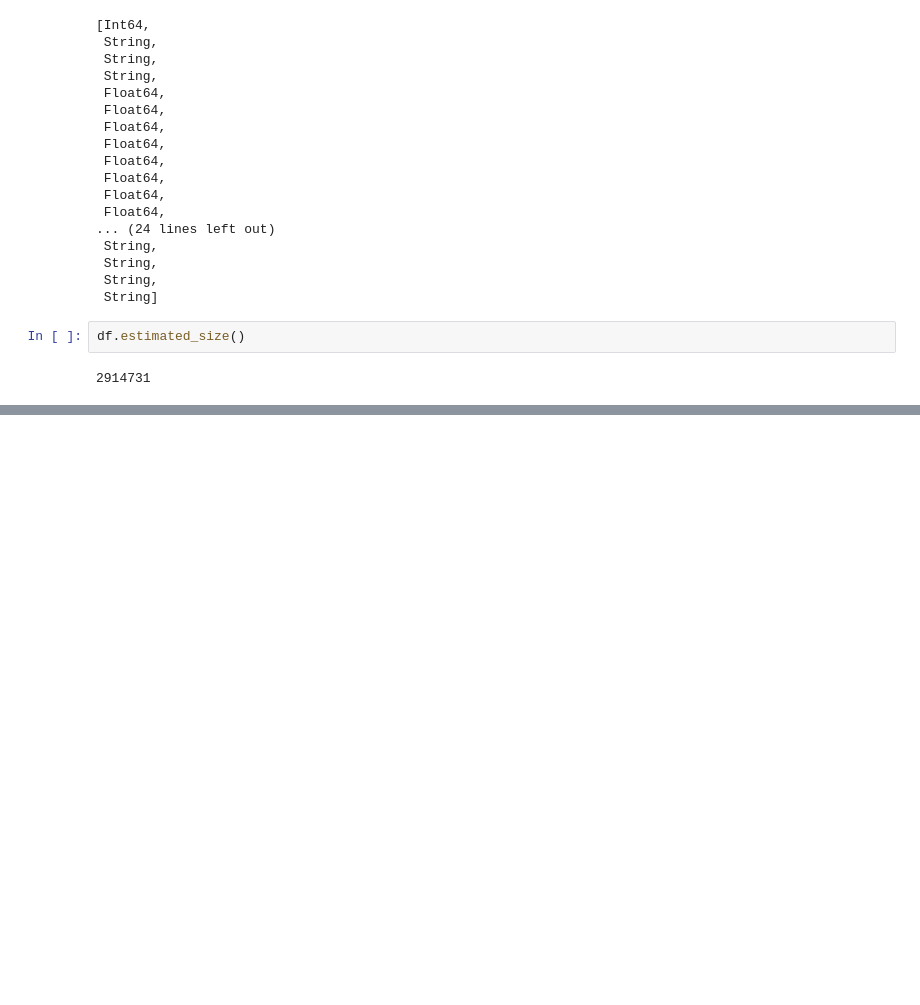
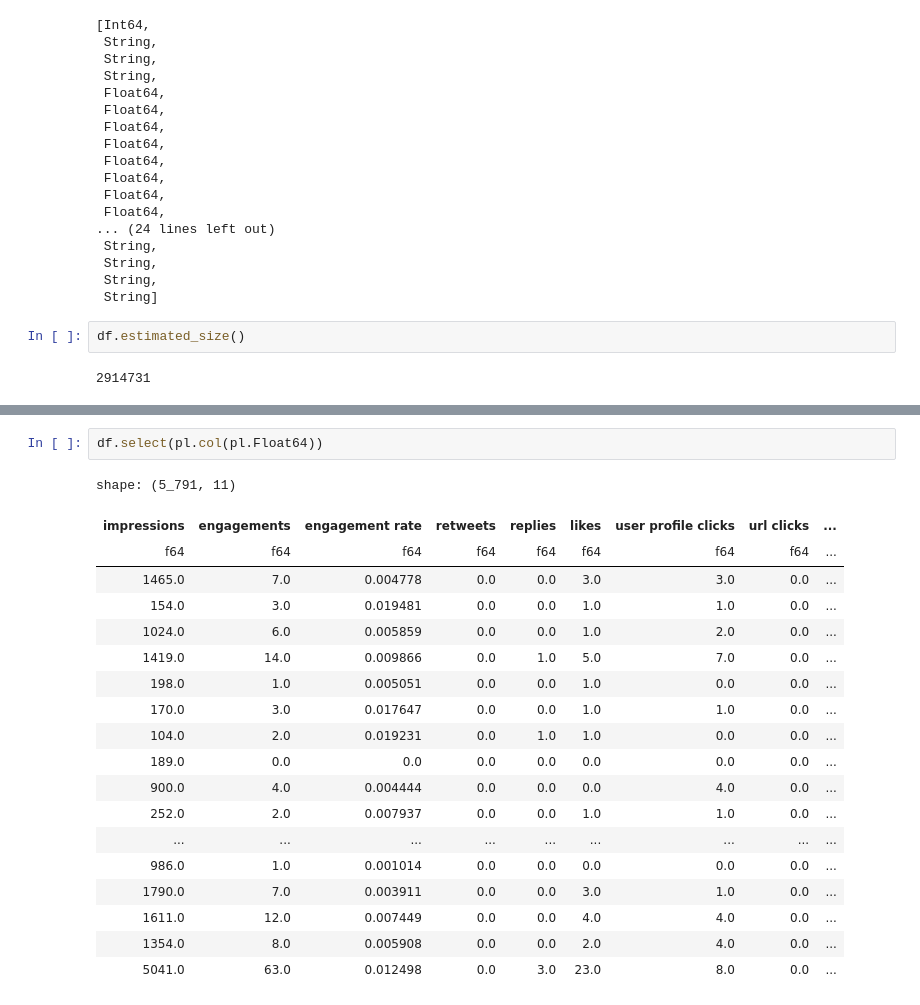
Before and after one commit to AnupJoseph/allTheDfs, a Jupyter notebook: polars/notebook.ipynb, the cells around one changed output, grey strips where cells are left out. Drawn from its saved outputs; the diff is of its cells as text; blank space fills up the shorter version.

```diff
--- a/polars/notebook.ipynb
+++ b/polars/notebook.ipynb
@@ -158,0 +188,22 @@ shape: (9, 41)
+# %%
+df.select(pl.col(pl.Float64))
+# %% [output]
+shape: (5_791, 11)
+| impressions | engagements | engagement rate | retweets | replies | likes | user profile clicks | url clicks | ... |
+| f64 | f64 | f64 | f64 | f64 | f64 | f64 | f64 | ... |
+| 1465.0 | 7.0 | 0.004778 | 0.0 | 0.0 | 3.0 | 3.0 | 0.0 | ... |
+| 154.0 | 3.0 | 0.019481 | 0.0 | 0.0 | 1.0 | 1.0 | 0.0 | ... |
+| 1024.0 | 6.0 | 0.005859 | 0.0 | 0.0 | 1.0 | 2.0 | 0.0 | ... |
+| 1419.0 | 14.0 | 0.009866 | 0.0 | 1.0 | 5.0 | 7.0 | 0.0 | ... |
+| 198.0 | 1.0 | 0.005051 | 0.0 | 0.0 | 1.0 | 0.0 | 0.0 | ... |
+| 170.0 | 3.0 | 0.017647 | 0.0 | 0.0 | 1.0 | 1.0 | 0.0 | ... |
+| 104.0 | 2.0 | 0.019231 | 0.0 | 1.0 | 1.0 | 0.0 | 0.0 | ... |
+| 189.0 | 0.0 | 0.0 | 0.0 | 0.0 | 0.0 | 0.0 | 0.0 | ... |
+| 900.0 | 4.0 | 0.004444 | 0.0 | 0.0 | 0.0 | 4.0 | 0.0 | ... |
+| 252.0 | 2.0 | 0.007937 | 0.0 | 0.0 | 1.0 | 1.0 | 0.0 | ... |
+| ... | ... | ... | ... | ... | ... | ... | ... | ... |
+| 986.0 | 1.0 | 0.001014 | 0.0 | 0.0 | 0.0 | 0.0 | 0.0 | ... |
+| 1790.0 | 7.0 | 0.003911 | 0.0 | 0.0 | 3.0 | 1.0 | 0.0 | ... |
+| 1611.0 | 12.0 | 0.007449 | 0.0 | 0.0 | 4.0 | 4.0 | 0.0 | ... |
+| 1354.0 | 8.0 | 0.005908 | 0.0 | 0.0 | 2.0 | 4.0 | 0.0 | ... |
+| 5041.0 | 63.0 | 0.012498 | 0.0 | 3.0 | 23.0 | 8.0 | 0.0 | ... |
```
Also changed, not shown: parts of 4 cells of this notebook, 2 other files.
